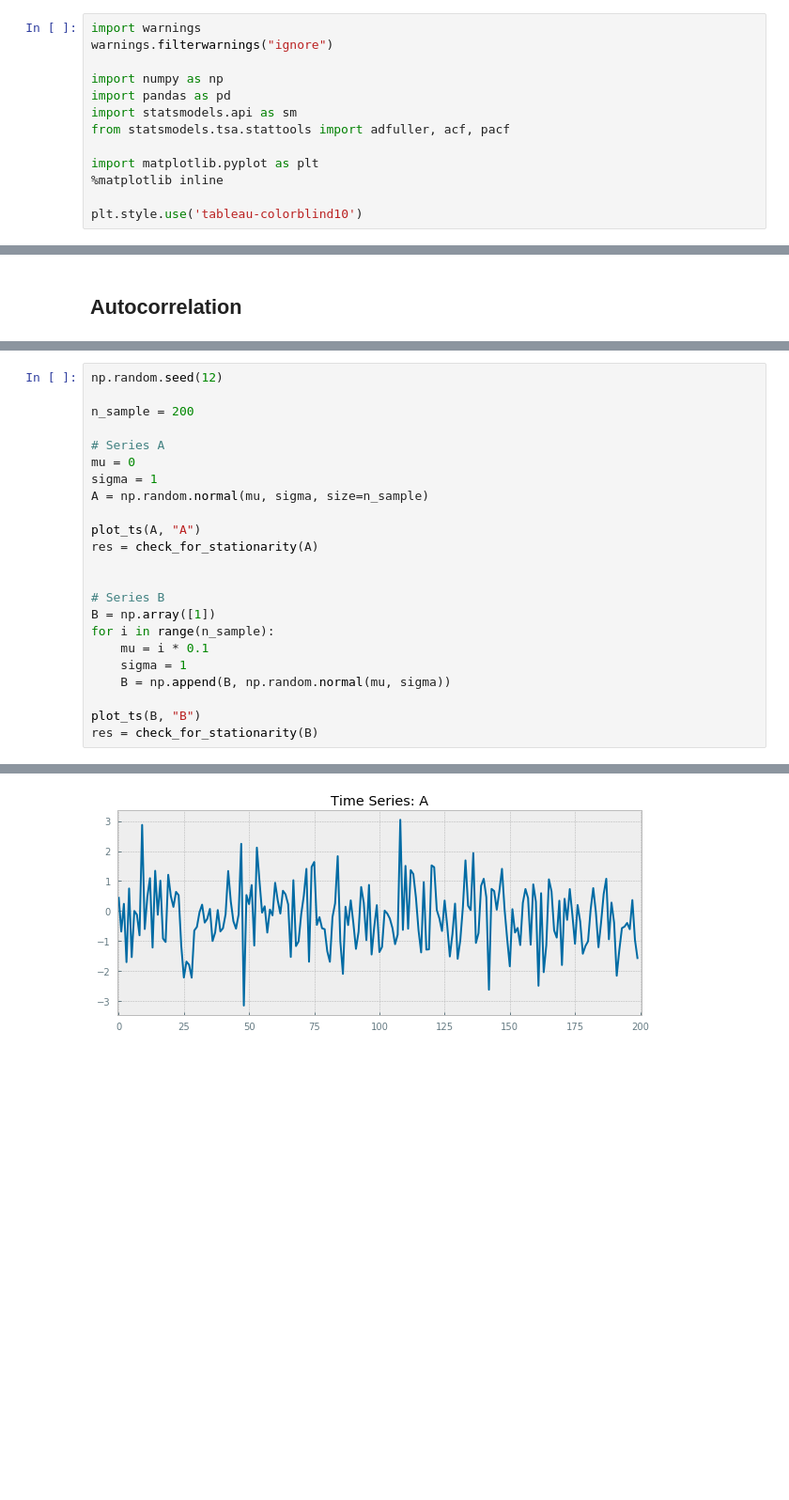
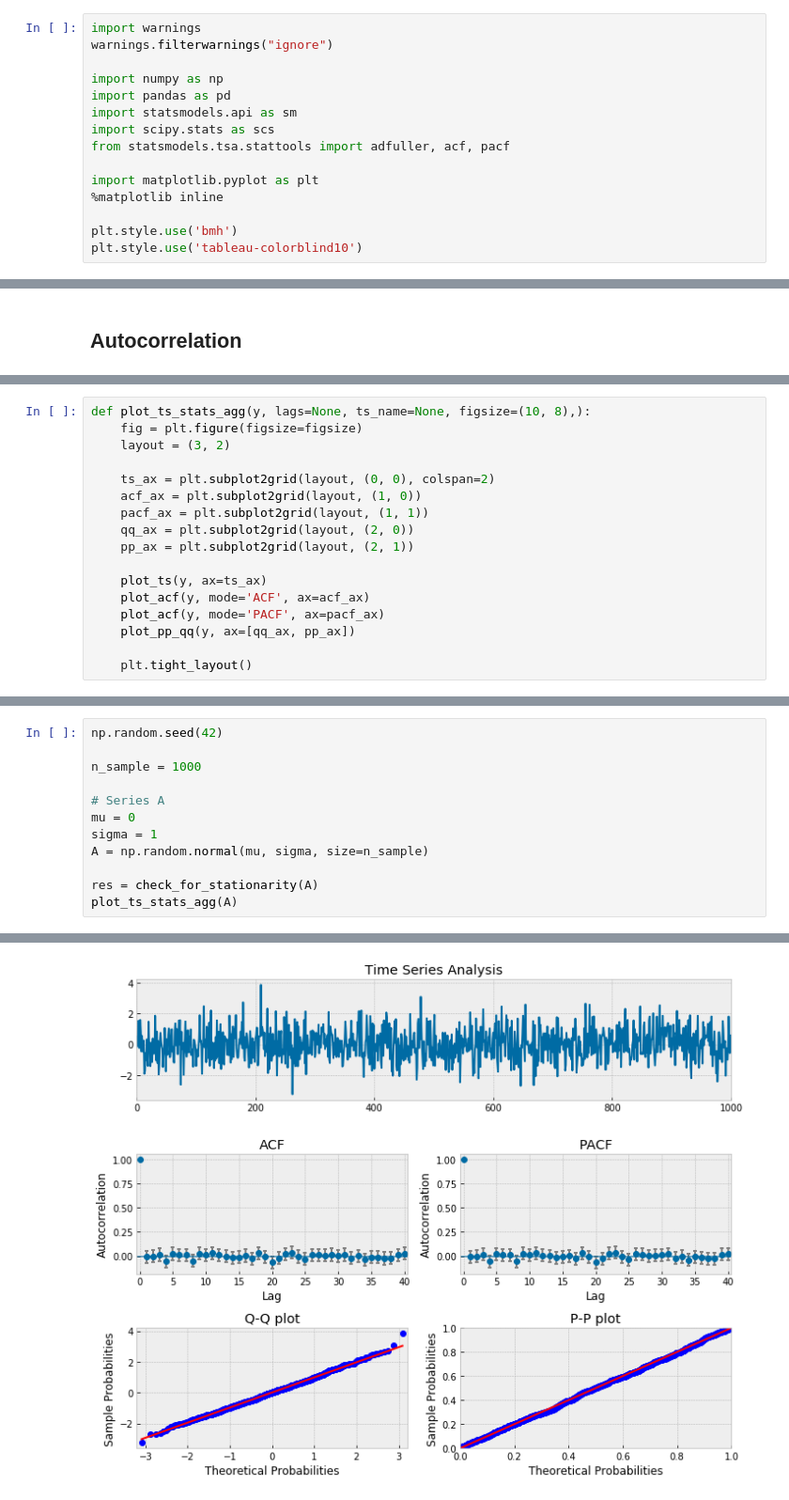
Before and after one commit to mad-ada/time_series_analysis, a Jupyter notebook: Time Series Analysis - Beginner's Guide.ipynb, the cells around one changed output, grey strips where cells are left out. Shown: that part at 94% size. Saved outputs shown, nothing was run; the diff lists cells and outputs as text; blank space fills up the shorter version.

```diff
--- a/Time Series Analysis - Beginner's Guide.ipynb
+++ b/Time Series Analysis - Beginner's Guide.ipynb
@@ -8,11 +8,13 @@ warnings.filterwarnings("ignore")
 import numpy as np
 import pandas as pd
 import statsmodels.api as sm
+import scipy.stats as scs
 from statsmodels.tsa.stattools import adfuller, acf, pacf
 
 import matplotlib.pyplot as plt
 %matplotlib inline
 
+plt.style.use('bmh')
 plt.style.use('tableau-colorblind10')
 # %% [markdown]
 # Statistical Test
@@ -78 +109,18 @@ def plot_acf(X, nlags=40, alpha=0.05, title='ACF', name=None):
+# %%
+def plot_ts_stats_agg(y, lags=None, ts_name=None, figsize=(10, 8),):
+    fig = plt.figure(figsize=figsize)
+    layout = (3, 2)
+
+    ts_ax = plt.subplot2grid(layout, (0, 0), colspan=2)
+    acf_ax = plt.subplot2grid(layout, (1, 0))
+    pacf_ax = plt.subplot2grid(layout, (1, 1))
+    qq_ax = plt.subplot2grid(layout, (2, 0))
+    pp_ax = plt.subplot2grid(layout, (2, 1))
+
+    plot_ts(y, ax=ts_ax)
+    plot_acf(y, mode='ACF', ax=acf_ax)
+    plot_acf(y, mode='PACF', ax=pacf_ax)
+    plot_pp_qq(y, ax=[qq_ax, pp_ax])
+
+    plt.tight_layout()
 # %% [markdown]
@@ -80,24 +128,13 @@ def plot_acf(X, nlags=40, alpha=0.05, title='ACF', name=None):
 # %%
-np.random.seed(12)
+np.random.seed(42)
 
-n_sample = 200
+n_sample = 1000
 
 # Series A
 mu = 0
 sigma = 1
 A = np.random.normal(mu, sigma, size=n_sample)
 
-plot_ts(A, "A")
 res = check_for_stationarity(A)
-
-
-# Series B
-B = np.array([1])
-for i in range(n_sample):
-    mu = i * 0.1
-    sigma = 1
-    B = np.append(B, np.random.normal(mu, sigma))
-
-plot_ts(B, "B")
-res = check_for_stationarity(B)
+plot_ts_stats_agg(A)
 # %% [output]
@@ -104 +142 @@ res = check_for_stationarity(B)
-[figure, old version]
+[figure, new version]
```
Also changed, not shown: parts of 10 cells of this notebook.
